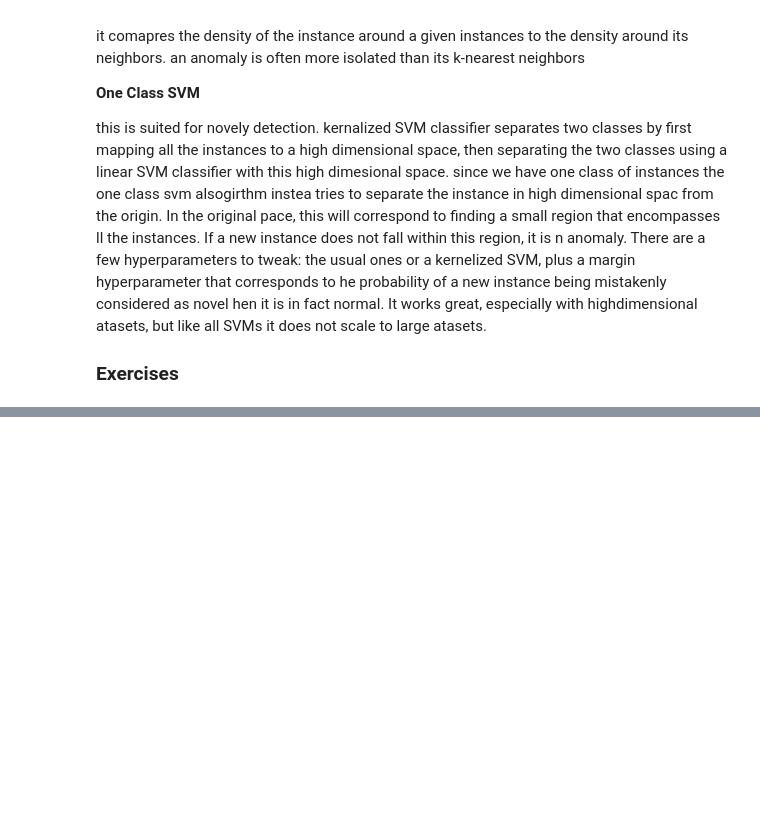
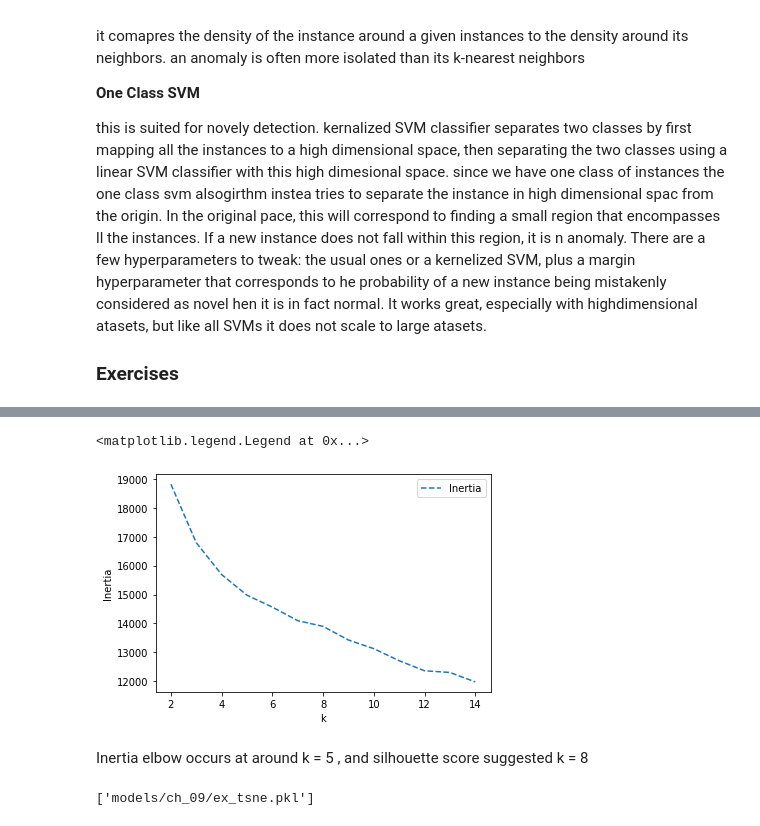
Before and after one commit to apurvasijaria/notes-and-codes-from-books, a Jupyter notebook: Hands-on-ML-with-scikit-learn-keras-tensorflow-2ndEd/Ch_09_unsupervised_learning_techniques.ipynb, the cells around one changed output, grey strips where cells are left out. Saved outputs shown, nothing was run; the diff lists cells and outputs as text; code cells hidden in the pictures; blank space fills up the shorter version.

```diff
--- a/Hands-on-ML-with-scikit-learn-keras-tensorflow-2ndEd/Ch_09_unsupervised_learning_techniques.ipynb
+++ b/Hands-on-ML-with-scikit-learn-keras-tensorflow-2ndEd/Ch_09_unsupervised_learning_techniques.ipynb
@@ -993,0 +1092,19 @@ __e. Visualize the clusters: do you see similar faces in each cluster?__
+# %%
+plt.plot(kn,inertia, '--',label = "Inertia")
+plt.xlabel('k')
+plt.ylabel('Inertia')
+plt.legend()
+# %% [output]
+<matplotlib.legend.Legend at 0x...>
+[figure, added]
+# %% [markdown]
+Inertia elbow occurs at around k = 5 , and silhouette score suggested k = 8
+# %%
+from sklearn.manifold import TSNE
+
+tsne = TSNE()
+X_train_reduced = tsne.fit_transform(X_train)
+X_train_reduced.shape
+dump(tsne,'models/ch_09/ex_tsne.pkl')
+# %% [output]
+['models/ch_09/ex_tsne.pkl']
```
Also changed, not shown: parts of 55 cells of this notebook, 6 other files.
